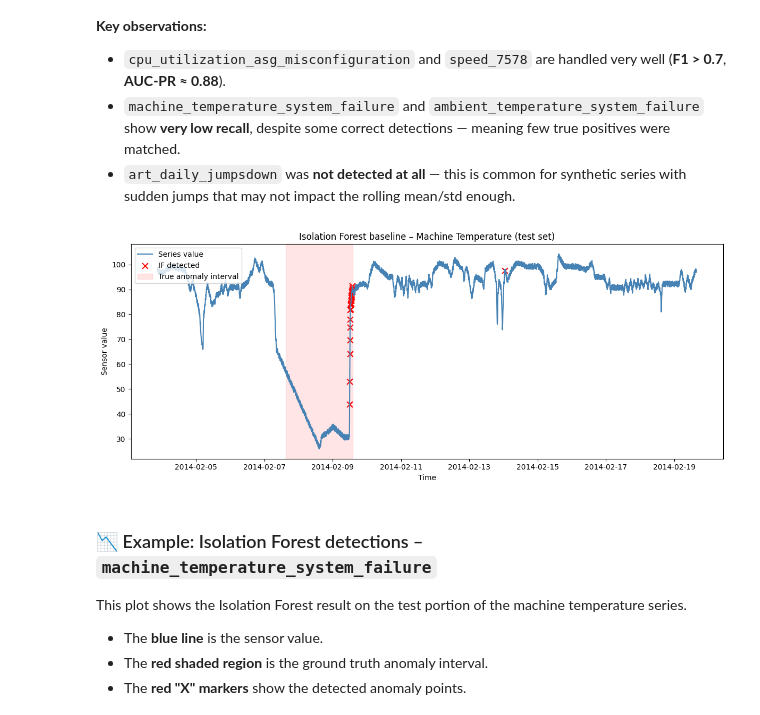
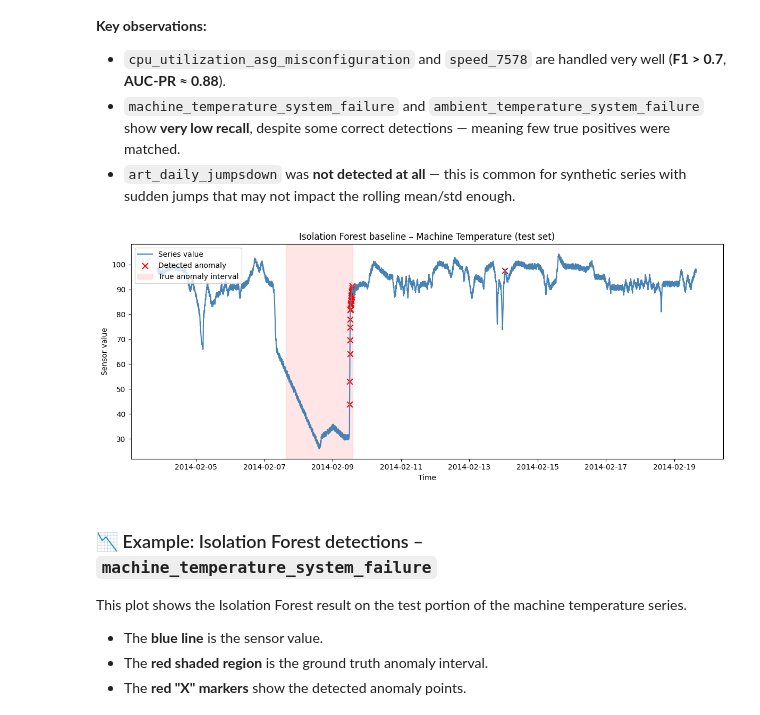
Before and after one commit to Leliotto/LSTM, a Jupyter notebook: LSTM_Project.ipynb, the cells around one changed output. Drawn from its saved outputs; the diff is of its cells as text; code cells hidden in the pictures.

```diff
--- a/LSTM_Project.ipynb
+++ b/LSTM_Project.ipynb
@@ -533,39 +533,39 @@ ax.plot(test_df.index, test_df['value'],  color='steelblue', label='Series value
 
 # mark anomalies
 ax.scatter(anoms_ix, test_df.loc[anoms_ix, 'value'],
-           color='red', marker='x', s=60, label='IF detected')
+           color='red', marker='x', s=60, label='Detected anomaly')
 
 # shade true anomaly intervals
 filepath  = series_files[rep_series]
 label_key = f"{filepath.parent.name}/{filepath.name}"
 
 test_start = test_df.index[0]
 test_end   = test_df.index[-1]
 
 intervals = label_windows.get(label_key, [])
 first = True
 for start, end in intervals:
     start = pd.to_datetime(start)
     end   = pd.to_datetime(end)
     # Only draw interval if it overlaps the test range
     if end < test_start or start > test_end:
         continue
     # Clamp to test period
     start_clamped = max(start, test_start)
     end_clamped   = min(end, test_end)
     ax.axvspan(start_clamped, end_clamped,
                color='red', alpha=0.1,
                label='True anomaly interval' if first else None)
     first = False
 
 
 ax.set_title("Isolation Forest baseline – Machine Temperature (test set)")
 ax.set_xlabel("Time");  ax.set_ylabel("Sensor value")
 ax.legend(loc='upper left')
 plt.tight_layout()
 plt.show()
 # %% [output]
-[figure, old version]
+[figure, new version]
 # %% [markdown]
 ### 📉 Example: Isolation Forest detections – `machine_temperature_system_failure`
 
```
Also changed, not shown: parts of 2 cells of this notebook.
